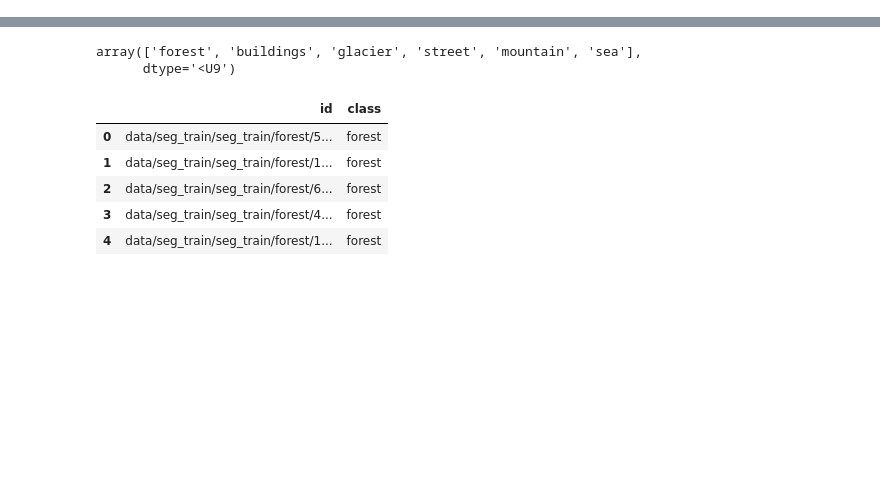
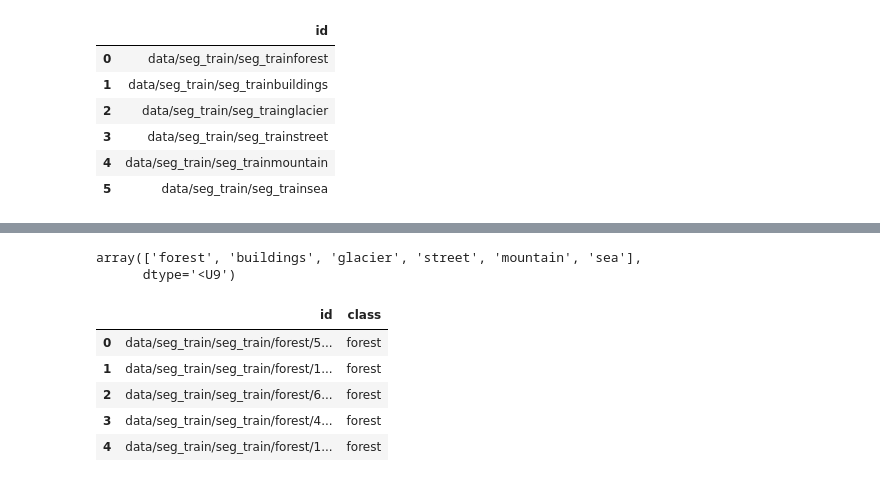
Before and after one commit to wodwine/scene-intel-classification, a Jupyter notebook: image-scene-classification.ipynb, the cells around one changed output, grey strips where cells are left out. Drawn from its saved outputs; the diff is of its cells as text; code cells hidden in the pictures; blank space fills up the shorter version.

```diff
--- a/image-scene-classification.ipynb
+++ b/image-scene-classification.ipynb
@@ -5,3 +5,21 @@ import matplotlib.pyplot as plt
 import numpy as np
 import tensorflow as tf
 import tensorflow_hub as hub
+# %%
+def create_df_train(my_dir):
+    df = pd.DataFrame(columns=['id'])
+    for scene in os.listdir(my_dir):
+        for ele in scene:
+            if id!='.DS_Store':
+                df = df.append(pd.DataFrame([[f"{my_dir}{id}"]],columns=['id','']), ignore_index=True)
+    return df
+# %%
+create_df_train("data/seg_train/seg_train")
+# %% [output]
+|  | id |
+| 0 | data/seg_train/seg_trainforest |
+| 1 | data/seg_train/seg_trainbuildings |
+| 2 | data/seg_train/seg_trainglacier |
+| 3 | data/seg_train/seg_trainstreet |
+| 4 | data/seg_train/seg_trainmountain |
+| 5 | data/seg_train/seg_trainsea |
```
Also changed, not shown: parts of 9 cells of this notebook, 4 other files.
